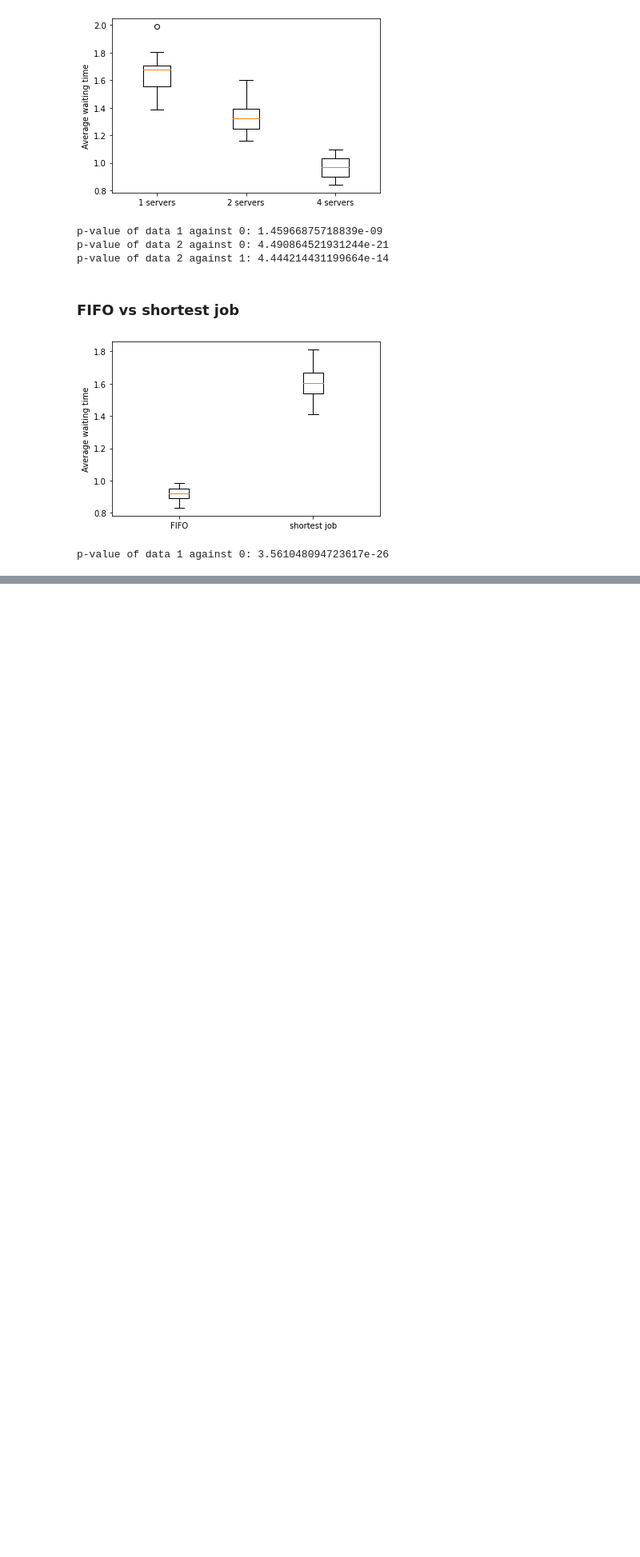
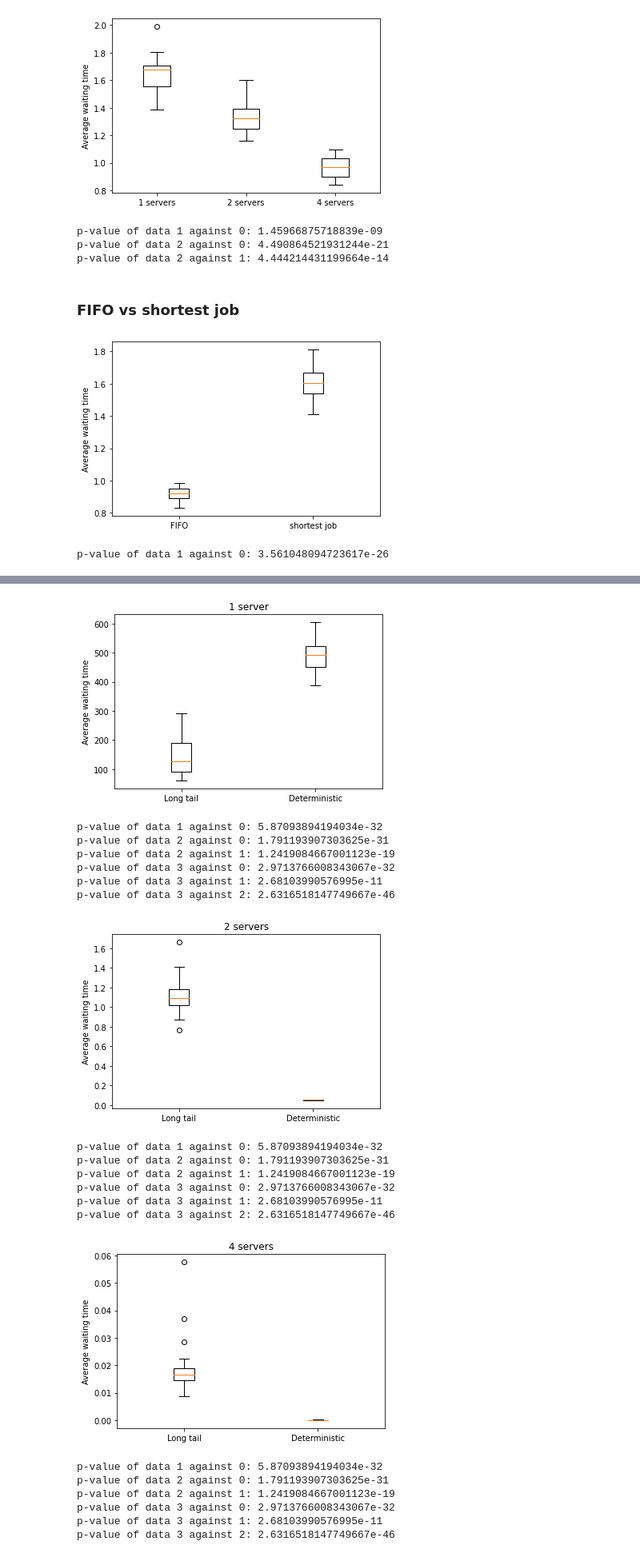
Before and after one commit to Nickvs99/Stochastic-DES, a Jupyter notebook: des.ipynb, the cells around one changed output, grey strips where cells are left out. Shown at 80% size. Drawn from its saved outputs; the diff is of its cells as text; code cells hidden in the pictures; blank space fills up the shorter version.

Commit message:
Comparison long tail vs deterministic

```diff
--- a/des.ipynb
+++ b/des.ipynb
@@ -40,6 +40,10 @@ def process_task(env, server, data, waiting_times, duration, shortest_job_first,
 
     elif time_choice == 'd':
         waiting_time = duration
+        index = 1
+
+    elif time_choice == 't':
+        waiting_time = generate_long_tail()
         index = 1
 
 
@@ -394,9 +398,11 @@ plot_rho_significance(rhos, ys, ci)
 # %% [markdown]
 ## Comparisons
 # %%
-def plot_boxplot_data(data, labels):
+def plot_boxplot_data(data, labels, title=""):
 
     plt.boxplot(data, labels=labels)
+
+    plt.title(title)
     plt.ylabel("Average waiting time")
     plt.show()
 
@@ -447,0 +456,46 @@ p-value of data 1 against 0: 3.561048094723617e-26
+# %%
+def calc_compare_tail_vs_deterministic_data(rho, nruns, n_machines):
+
+    # The expectation value for the tail distribution is 2
+    lamda = 2
+
+    data_t = generate_data(rho, lamda, n_machines, nruns, shortest_job_first=False, time_choice='t')
+    data_d = generate_data(rho, lamda, n_machines, nruns, shortest_job_first=False, time_choice='d')
+
+    return data_t, data_d
+# %%
+MAX_SIM_TIME = 10000
+tail_vs_deterministic_data1 = calc_compare_tail_vs_deterministic_data(0.9, 20, 1)
+tail_vs_deterministic_data2 = calc_compare_tail_vs_deterministic_data(0.9, 20, 2)
+tail_vs_deterministic_data4 = calc_compare_tail_vs_deterministic_data(0.9, 20, 4)
+# %%
+
+titles = ["1 server", "2 servers", "4 servers"]
+datas = [tail_vs_deterministic_data1, tail_vs_deterministic_data2, tail_vs_deterministic_data4]
+for i in range(len(datas)):
+
+    labels = ["Long tail", "Deterministic"]
+    plot_boxplot_data(datas[i], labels, title=titles[i])
+    print_all_p_values(compare_tail_vs_deterministic_data)
+# %% [output]
+[figure, added]
+p-value of data 1 against 0: 5.87093894194034e-32
+p-value of data 2 against 0: 1.791193907303625e-31
+p-value of data 2 against 1: 1.2419084667001123e-19
+p-value of data 3 against 0: 2.9713766008343067e-32
+p-value of data 3 against 1: 2.68103990576995e-11
+p-value of data 3 against 2: 2.6316518147749667e-46
+[figure, added]
+p-value of data 1 against 0: 5.87093894194034e-32
+p-value of data 2 against 0: 1.791193907303625e-31
+p-value of data 2 against 1: 1.2419084667001123e-19
+p-value of data 3 against 0: 2.9713766008343067e-32
+p-value of data 3 against 1: 2.68103990576995e-11
+p-value of data 3 against 2: 2.6316518147749667e-46
+[figure, added]
+p-value of data 1 against 0: 5.87093894194034e-32
+p-value of data 2 against 0: 1.791193907303625e-31
+p-value of data 2 against 1: 1.2419084667001123e-19
+p-value of data 3 against 0: 2.9713766008343067e-32
+p-value of data 3 against 1: 2.68103990576995e-11
+p-value of data 3 against 2: 2.6316518147749667e-46
```
Also changed, not shown: parts of 1 cell of this notebook.
